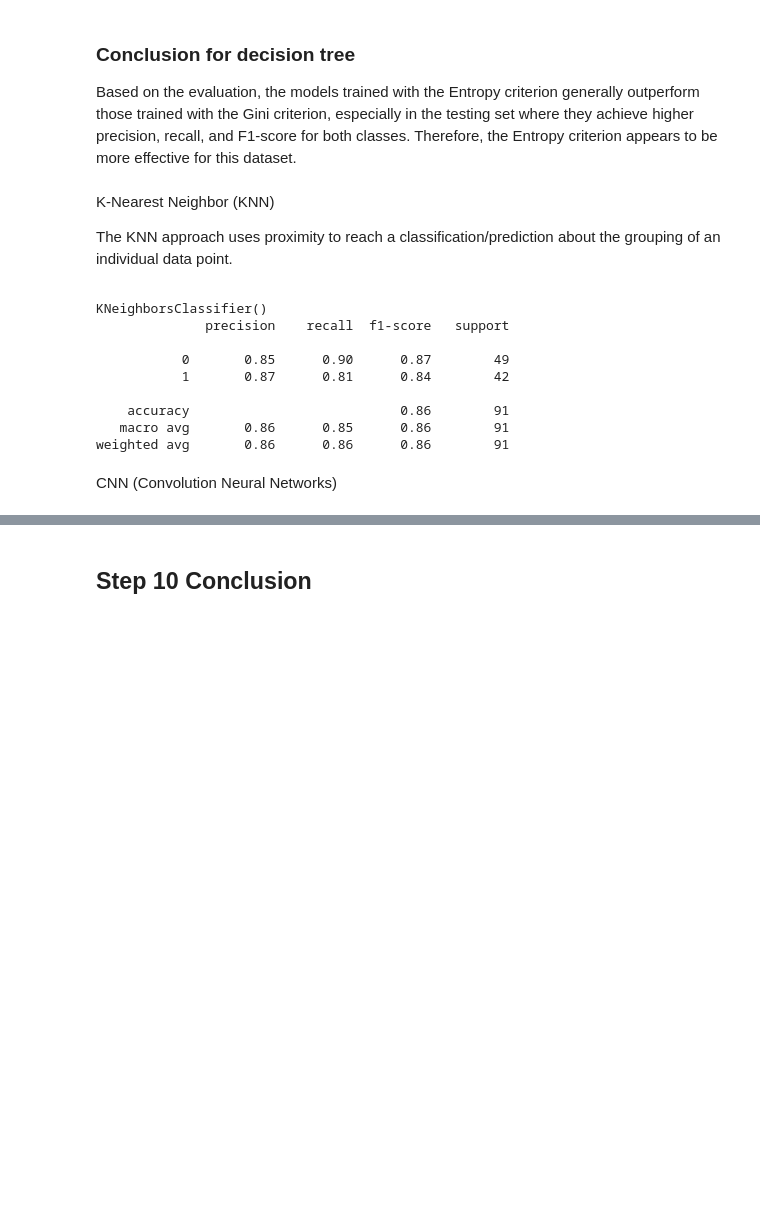
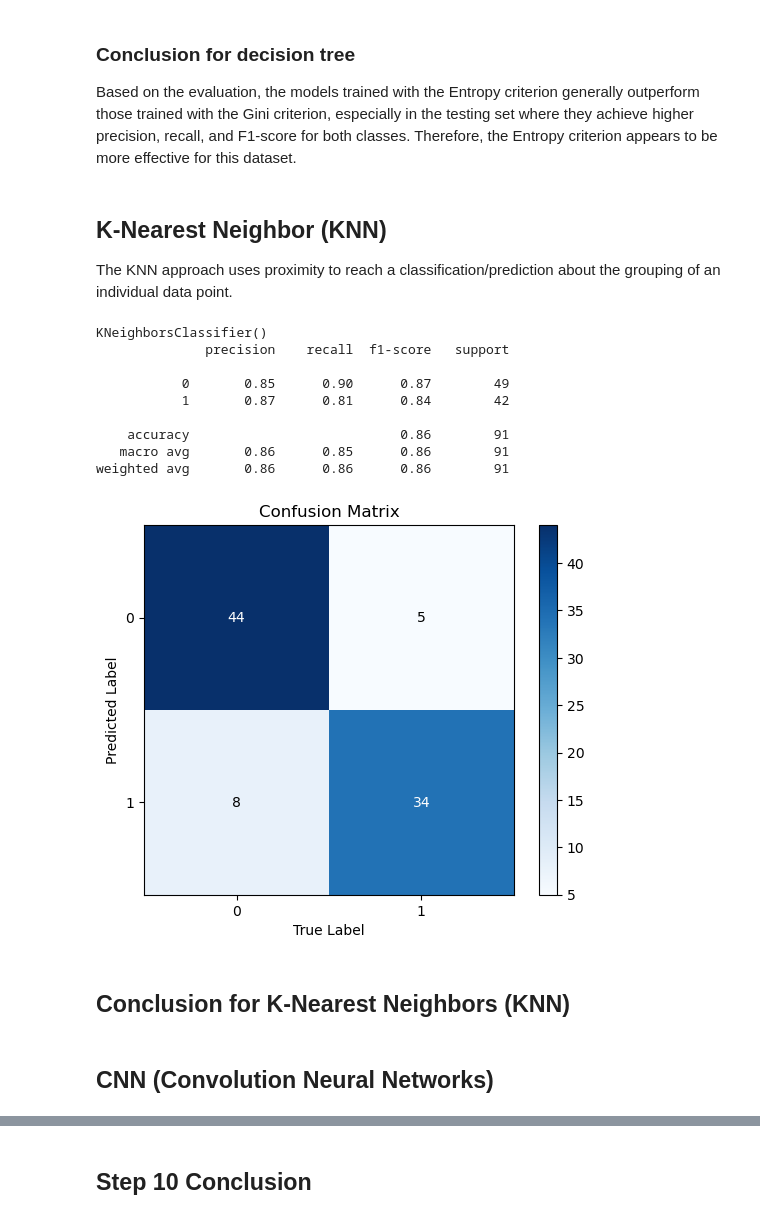
Before and after one commit to tgw6201/SC1015, a Jupyter notebook: miniProj.ipynb, the cells around one changed output, grey strips where cells are left out. Cells and saved outputs as stored; diff of their text form; code cells hidden in the pictures; blank space fills up the shorter version.

Commit message:
Updated CNN Portion, Added Markdown for KNN and CNN
- CNN now has a modular function to create models and evaluate them
- Markdown sections updated for KNN and CNN

```diff
--- a/miniProj.ipynb
+++ b/miniProj.ipynb
@@ -1262,30 +1262,55 @@ weighted avg       0.77      0.77      0.77        91
 
 Based on the evaluation, the models trained with the Entropy criterion generally outperform those trained with the Gini criterion, especially in the testing set where they achieve higher precision, recall, and F1-score for both classes. Therefore, the Entropy criterion appears to be more effective for this dataset.
 # %% [markdown]
-K-Nearest Neighbor (KNN) <p>
+## K-Nearest Neighbor (KNN)
 The KNN approach uses proximity to reach a classification/prediction about the grouping of an individual data point.
-# %%
-# split the dataset for df2
-df2_x_train, df2_x_test, df2_y_train, df2_y_test = custom_split(df2)
-
-clf = KNeighborsClassifier()
-clf.fit(df2_x_train, df2_y_train)
-
-print(clf)
-
-y_expect = df2_y_test
-y_pred_knn = clf.predict(df2_x_test)
-
-print(classification_report(y_expect, y_pred_knn))
-# %% [output]
-KNeighborsClassifier()
-              precision    recall  f1-score   support
-
-           0       0.85      0.90      0.87        49
-           1       0.87      0.81      0.84        42
-
-    accuracy                           0.86        91
-   macro avg       0.86      0.85      0.86        91
-weighted avg       0.86      0.86      0.86        91
+# %%
+# Create the KNN classifier model
+clf = KNeighborsClassifier()
+
+# Train the model
+clf.fit(df2_X_train, df2_y_train)
+
+# Evaluate the model on the test set
+y_pred_knn = clf.predict(df2_X_test)
+
+# Display the classification report
+print(classification_report(df2_y_test, y_pred_knn))
+
+# Display the confusion matrix for the output of the classifier model
+# Compute the confusion matrix
+conf_matrix = confusion_matrix(df2_y_test, y_pred_knn)
+
+# Plot the confusion matrix
+plt.imshow(conf_matrix, interpolation='nearest', cmap=plt.cm.Blues)
+plt.title('Confusion Matrix')
+plt.colorbar()
+plt.xlabel('True Label')
+plt.ylabel('Predicted Label')
+plt.xticks([0, 1])
+plt.yticks([0, 1])
+
+# Add text annotations for each cell
+thresh = conf_matrix.max() / 2.
+for i in range(conf_matrix.shape[0]):
+    for j in range(conf_matrix.shape[1]):
+        plt.text(j, i, format(conf_matrix[i, j], 'd'),
+                 ha="center", va="center",
+                 color="white" if conf_matrix[i, j] > thresh else "black")
+
+plt.show()
+# %% [output]
+KNeighborsClassifier()
+              precision    recall  f1-score   support
+
+           0       0.85      0.90      0.87        49
+           1       0.87      0.81      0.84        42
+
+    accuracy                           0.86        91
+   macro avg       0.86      0.85      0.86        91
+weighted avg       0.86      0.86      0.86        91
+[figure, added]
+# %% [markdown]
+## Conclusion for K-Nearest Neighbors (KNN)
 # %% [markdown]
-CNN (Convolution Neural Networks)
+## CNN (Convolution Neural Networks)
```
Also changed, not shown: parts of 7 cells of this notebook.
